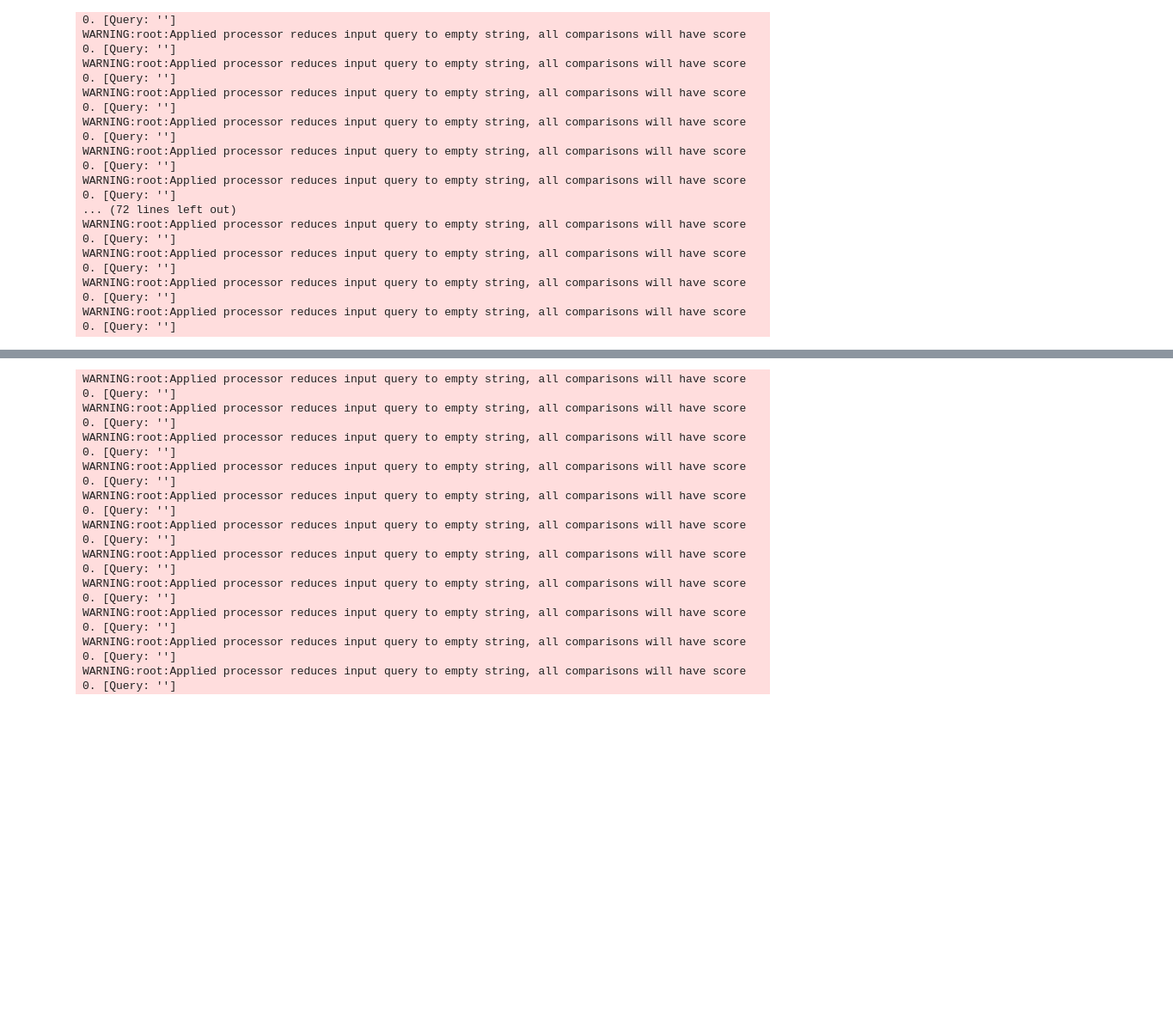
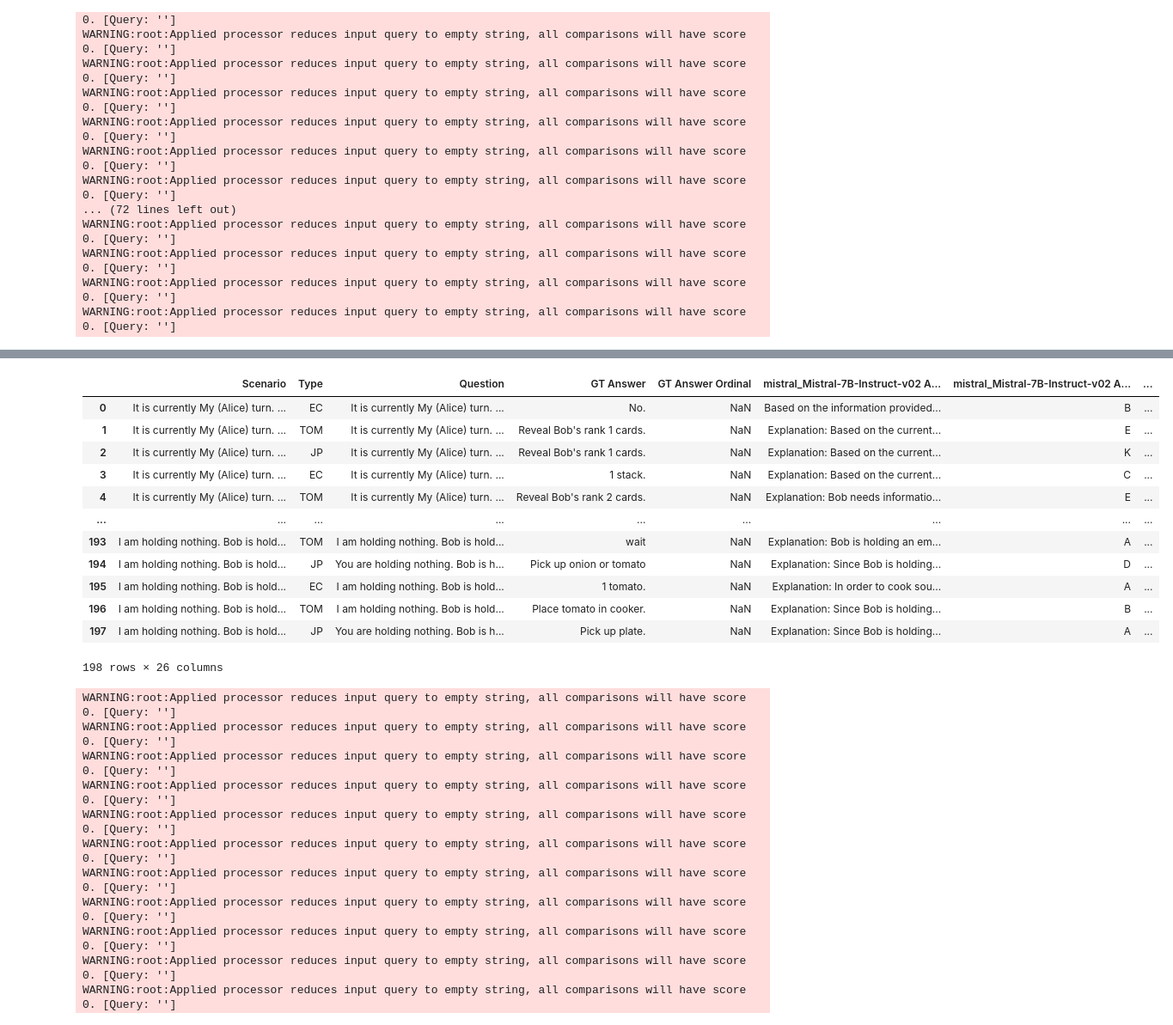
Before and after one commit to eric-ai-lab/llm_coordination, a Jupyter notebook: src/reasoning_evals/extract_errors.ipynb, the cells around one changed output, grey strips where cells are left out. Shown at 86% size. Drawn from its saved outputs; the diff is of its cells as text; code cells hidden in the pictures; blank space fills up the shorter version.

Commit message:
feat: collab capture, oc crit ablation, error analysis

```diff
--- a/src/reasoning_evals/extract_errors.ipynb
+++ b/src/reasoning_evals/extract_errors.ipynb
@@ -224,0 +458,16 @@ WARNING:root:Applied processor reduces input query to empty string, all comparis
+# %%
+error_logs
+# %% [output]
+|  | Scenario | Type | Question | GT Answer | GT Answer Ordinal | mistral_Mistral-7B-Instruct-v02 A... | mistral_Mistral-7B-Instruct-v02 A... | ... |
+| 0 | It is currently My (Alice) turn. ... | EC | It is currently My (Alice) turn. ... | No. | NaN | Based on the information provided... | B | ... |
+| 1 | It is currently My (Alice) turn. ... | TOM | It is currently My (Alice) turn. ... | Reveal Bob's rank 1 cards. | NaN | Explanation: Based on the current... | E | ... |
+| 2 | It is currently My (Alice) turn. ... | JP | It is currently My (Alice) turn. ... | Reveal Bob's rank 1 cards. | NaN | Explanation: Based on the current... | K | ... |
+| 3 | It is currently My (Alice) turn. ... | EC | It is currently My (Alice) turn. ... | 1 stack. | NaN | Explanation: Based on the current... | C | ... |
+| 4 | It is currently My (Alice) turn. ... | TOM | It is currently My (Alice) turn. ... | Reveal Bob's rank 2 cards. | NaN | Explanation: Bob needs informatio... | E | ... |
+| ... | ... | ... | ... | ... | ... | ... | ... | ... |
+| 193 | I am holding nothing. Bob is hold... | TOM | I am holding nothing. Bob is hold... | wait | NaN | Explanation: Bob is holding an em... | A | ... |
+| 194 | I am holding nothing. Bob is hold... | JP | You are holding nothing. Bob is h... | Pick up onion or tomato | NaN | Explanation: Since Bob is holding... | D | ... |
+| 195 | I am holding nothing. Bob is hold... | EC | I am holding nothing. Bob is hold... | 1 tomato. | NaN | Explanation: In order to cook sou... | A | ... |
+| 196 | I am holding nothing. Bob is hold... | TOM | I am holding nothing. Bob is hold... | Place tomato in cooker. | NaN | Explanation: Since Bob is holding... | B | ... |
+| 197 | I am holding nothing. Bob is hold... | JP | You are holding nothing. Bob is h... | Pick up plate. | NaN | Explanation: Since Bob is holding... | A | ... |
+198 rows × 26 columns
```
Also changed, not shown: parts of 8 cells of this notebook, 5 other files.
